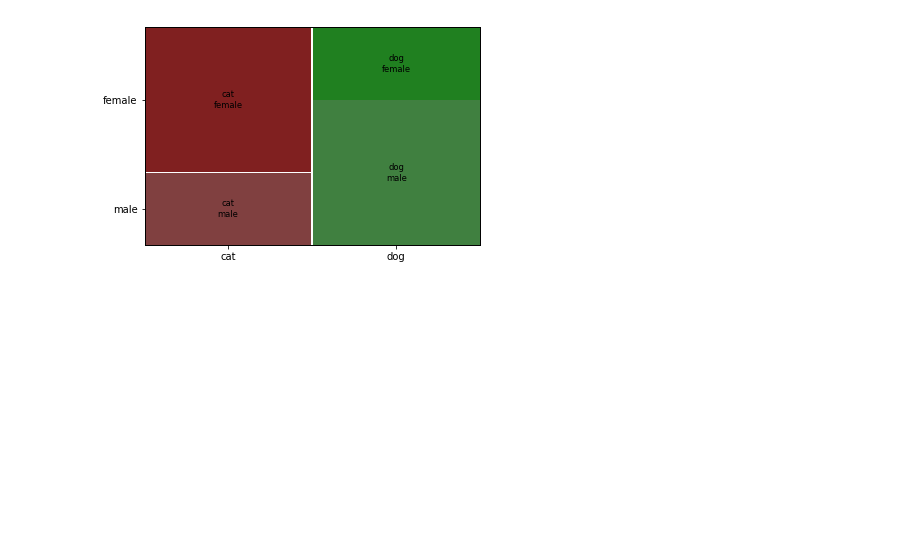
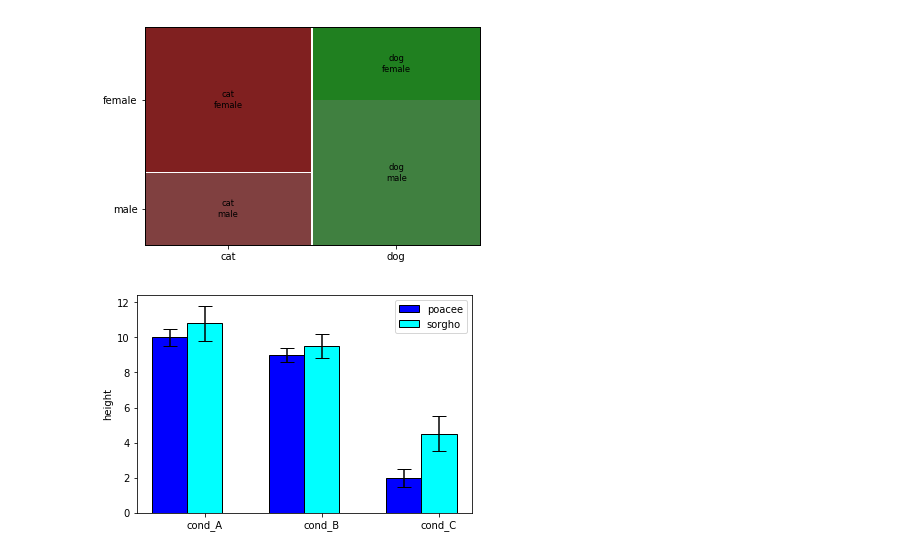
Before and after one commit to mulukenm/DataVisualization, a Jupyter notebook: JN_DVisualization.ipynb, the cells around one changed output. Cells and saved outputs as stored; diff of their text form; code cells hidden in the pictures; blank space fills up the shorter version.

```diff
--- a/JN_DVisualization.ipynb
+++ b/JN_DVisualization.ipynb
@@ -258,3 +258,44 @@ mosaic(data, ['pet', 'gender'])
 plt.show()
 # %% [output]
 [figure]
+# %%
+# Error bars --- https://python-graph-gallery.com/8-add-confidence-interval-on-barplot/
+
+    # libraries
+import numpy as np
+import matplotlib.pyplot as plt
+
+# width of the bars
+barWidth = 0.3
+
+# Choose the height of the blue bars
+bars1 = [10, 9, 2]
+
+# Choose the height of the cyan bars
+bars2 = [10.8, 9.5, 4.5]
+
+# Choose the height of the error bars (bars1)
+yer1 = [0.5, 0.4, 0.5]
+
+# Choose the height of the error bars (bars2)
+yer2 = [1, 0.7, 1]
+
+# The x position of bars
+r1 = np.arange(len(bars1))
+r2 = [x + barWidth for x in r1]
+
+# Create blue bars
+plt.bar(r1, bars1, width = barWidth, color = 'blue', edgecolor = 'black', yerr=yer1, capsize=7, label='poacee')
+
+# Create cyan bars
+plt.bar(r2, bars2, width = barWidth, color = 'cyan', edgecolor = 'black', yerr=yer2, capsize=7, label='sorgho')
+
+# general layout
+plt.xticks([r + barWidth for r in range(len(bars1))], ['cond_A', 'cond_B', 'cond_C'])
+plt.ylabel('height')
+plt.legend()
+
+# Show graphic
+plt.show()
+# %% [output]
+[figure, added]
```
